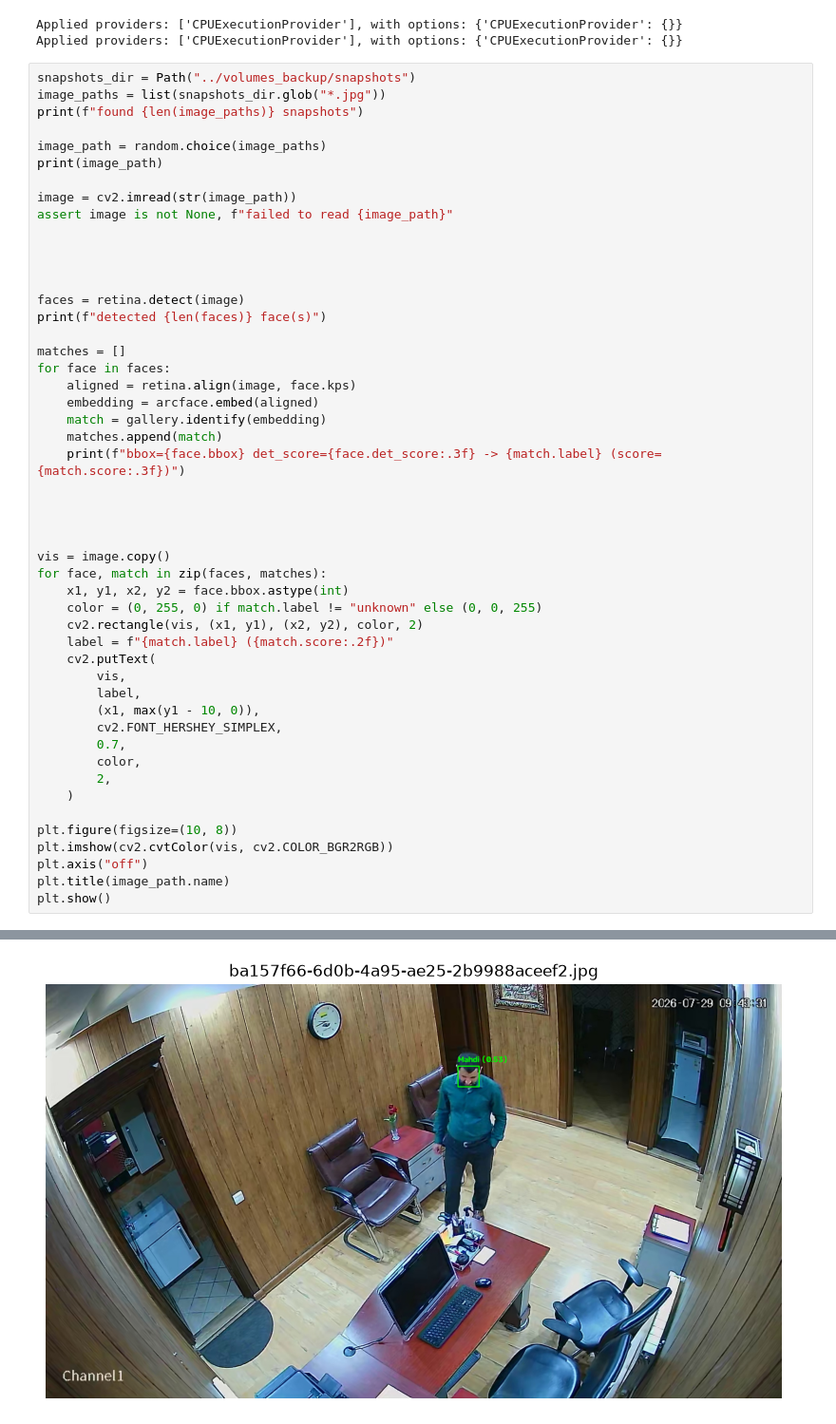
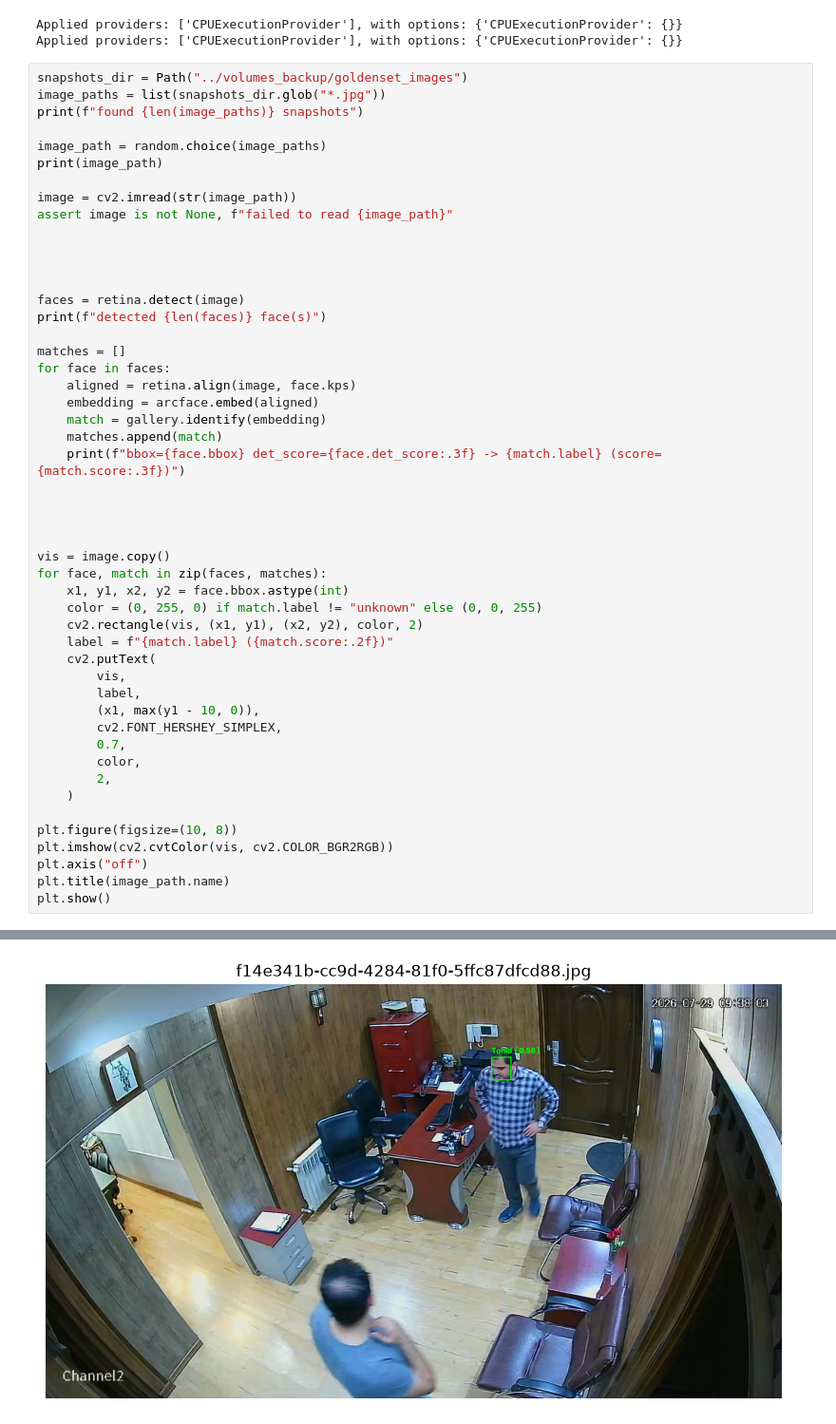
Before and after one commit to TohidTonekaboni/faceVision, a Jupyter notebook: pipeline/Identify_test.ipynb, the cells around one changed output, grey strips where cells are left out. Shown at 95% size. Cells and saved outputs as stored; diff of their text form.

```diff
--- a/pipeline/Identify_test.ipynb
+++ b/pipeline/Identify_test.ipynb
@@ -16,7 +16,7 @@ gallery = Gallery()
 Applied providers: ['CPUExecutionProvider'], with options: {'CPUExecutionProvider': {}}
 Applied providers: ['CPUExecutionProvider'], with options: {'CPUExecutionProvider': {}}
 # %%
-snapshots_dir = Path("../volumes_backup/snapshots")
+snapshots_dir = Path("../volumes_backup/goldenset_images")
 image_paths = list(snapshots_dir.glob("*.jpg"))
 print(f"found {len(image_paths)} snapshots")
 
@@ -72 +72 @@ bbox=[1075.9142   213.41393 1130.1238   267.63474] det_score=0.796 -> Mahdi (sco
-[figure, old version]
+[figure, new version]
```
Also changed, not shown: parts of 1 cell of this notebook, 3 other files.
